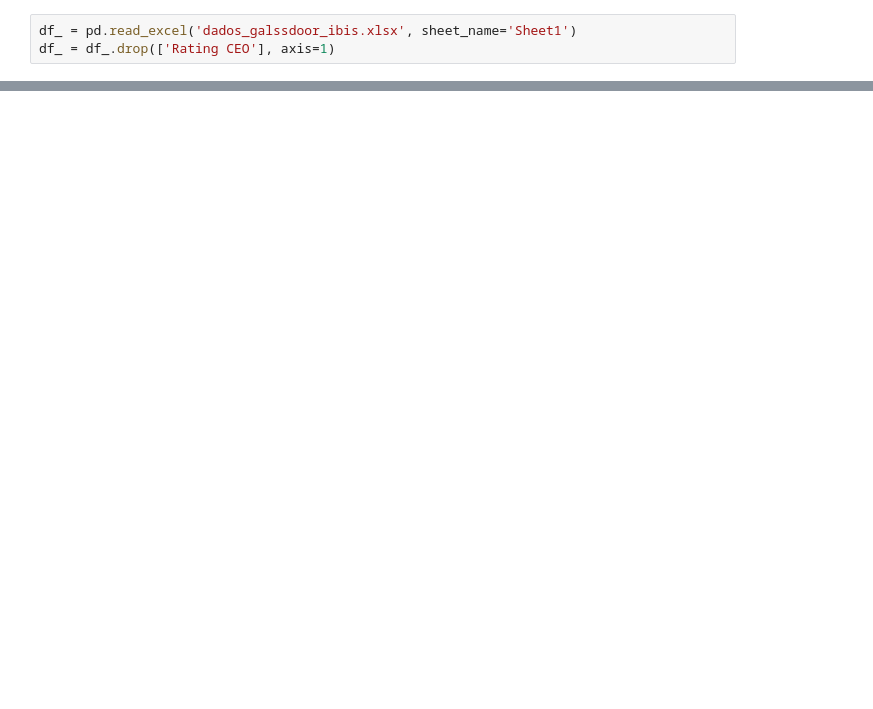
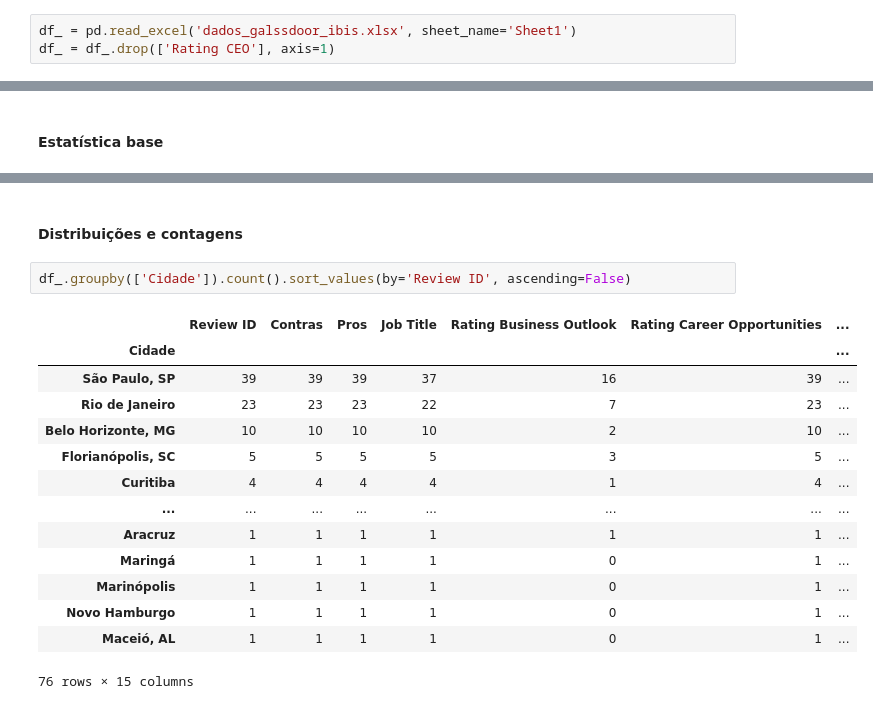
Before and after one commit to andrealborges/NLP-scraping-hotels, a Jupyter notebook: Web Scrapping.ipynb, the cells around one changed output, grey strips where cells are left out. Saved outputs shown, nothing was run; the diff lists cells and outputs as text; blank space fills up the shorter version.

```diff
--- a/Web Scrapping.ipynb
+++ b/Web Scrapping.ipynb
@@ -497,3 +524,5 @@ df_ = df_.drop(['Rating CEO'], axis=1)
+# %% [markdown]
+#### Estatística base
 # %%
 df_.describe()
 # %% [output]
@@ -506,3 +535,22 @@ df_.describe()
 | 50% | 4.024576e+07 | 3.000000 | 3.000000 | 4.000000 | 0.000000 | ... |
 | 75% | 7.057490e+07 | 4.500000 | 4.000000 | 5.000000 | 5.000000 | ... |
 | max | 9.128305e+07 | 5.000000 | 5.000000 | 5.000000 | 5.000000 | ... |
+# %% [markdown]
+#### Distribuições e contagens
+# %%
+df_.groupby(['Cidade']).count().sort_values(by='Review ID', ascending=False)
+# %% [output]
+|  | Review ID | Contras | Pros | Job Title | Rating Business Outlook | Rating Career Opportunities | ... |
+| Cidade |  |  |  |  |  |  | ... |
+| São Paulo, SP | 39 | 39 | 39 | 37 | 16 | 39 | ... |
+| Rio de Janeiro | 23 | 23 | 23 | 22 | 7 | 23 | ... |
+| Belo Horizonte, MG | 10 | 10 | 10 | 10 | 2 | 10 | ... |
+| Florianópolis, SC | 5 | 5 | 5 | 5 | 3 | 5 | ... |
+| Curitiba | 4 | 4 | 4 | 4 | 1 | 4 | ... |
+| ... | ... | ... | ... | ... | ... | ... | ... |
+| Aracruz | 1 | 1 | 1 | 1 | 1 | 1 | ... |
+| Maringá | 1 | 1 | 1 | 1 | 0 | 1 | ... |
+| Marinópolis | 1 | 1 | 1 | 1 | 0 | 1 | ... |
+| Novo Hamburgo | 1 | 1 | 1 | 1 | 0 | 1 | ... |
+| Maceió, AL | 1 | 1 | 1 | 1 | 0 | 1 | ... |
+76 rows × 15 columns
```
Also changed, not shown: parts of 9 cells of this notebook, 1 other file.
